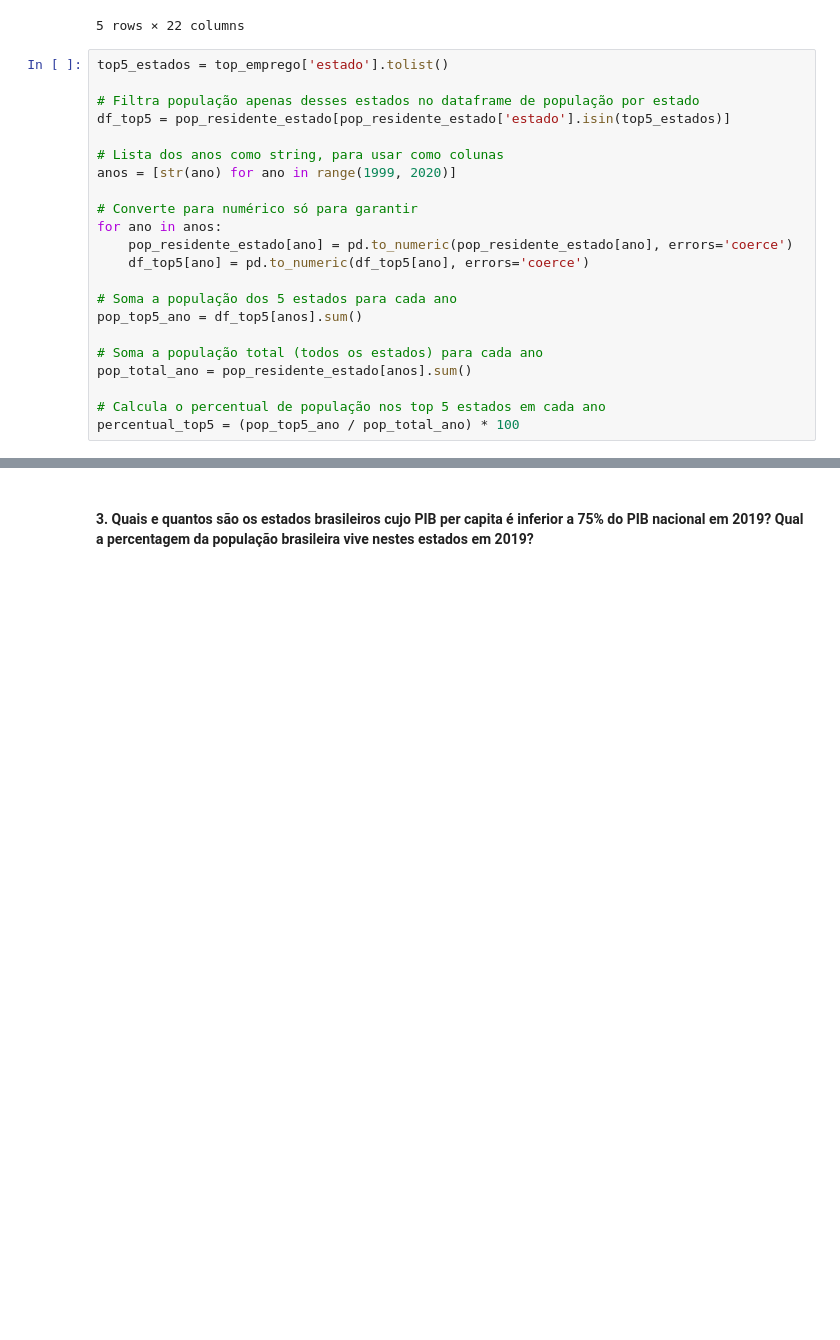
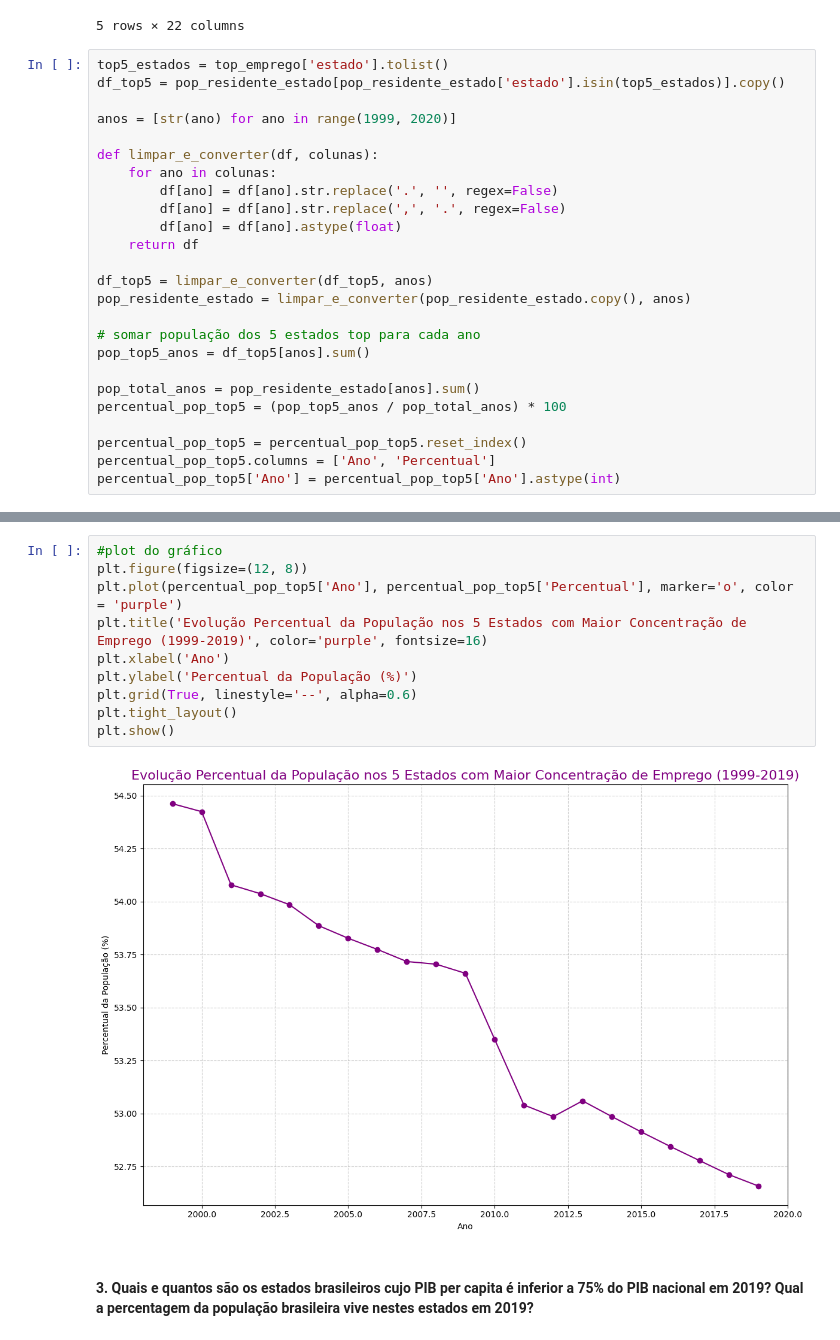
Before and after one commit to meduardajustino/Estudos-Python, a Jupyter notebook: Análise de Dados/Estudo dirigido - Economia regional/Economia Regional - Maria Eduarda Justino.ipynb, the cells around one changed output, grey strips where cells are left out. Cells and saved outputs as stored; diff of their text form; blank space fills up the shorter version.

```diff
--- a/Análise de Dados/Estudo dirigido - Economia regional/Economia Regional - Maria Eduarda Justino.ipynb
+++ b/Análise de Dados/Estudo dirigido - Economia regional/Economia Regional - Maria Eduarda Justino.ipynb
@@ -159,23 +160,26 @@ pop_residente_estado.head()
 5 rows × 22 columns
 # %%
 top5_estados = top_emprego['estado'].tolist()
+df_top5 = pop_residente_estado[pop_residente_estado['estado'].isin(top5_estados)].copy()
 
-# Filtra população apenas desses estados no dataframe de população por estado
-df_top5 = pop_residente_estado[pop_residente_estado['estado'].isin(top5_estados)]
-
-# Lista dos anos como string, para usar como colunas
 anos = [str(ano) for ano in range(1999, 2020)]
 
-# Converte para numérico só para garantir
-for ano in anos:
-    pop_residente_estado[ano] = pd.to_numeric(pop_residente_estado[ano], errors='coerce')
-    df_top5[ano] = pd.to_numeric(df_top5[ano], errors='coerce')
+def limpar_e_converter(df, colunas):
+    for ano in colunas:
+        df[ano] = df[ano].str.replace('.', '', regex=False)
+        df[ano] = df[ano].str.replace(',', '.', regex=False)
+        df[ano] = df[ano].astype(float)
+    return df
 
-# Soma a população dos 5 estados para cada ano
-pop_top5_ano = df_top5[anos].sum()
+df_top5 = limpar_e_converter(df_top5, anos)
+pop_residente_estado = limpar_e_converter(pop_residente_estado.copy(), anos)
 
-# Soma a população total (todos os estados) para cada ano
-pop_total_ano = pop_residente_estado[anos].sum()
+# somar população dos 5 estados top para cada ano
+pop_top5_anos = df_top5[anos].sum()
 
-# Calcula o percentual de população nos top 5 estados em cada ano
-percentual_top5 = (pop_top5_ano / pop_total_ano) * 100
+pop_total_anos = pop_residente_estado[anos].sum()
+percentual_pop_top5 = (pop_top5_anos / pop_total_anos) * 100
+
+percentual_pop_top5 = percentual_pop_top5.reset_index()
+percentual_pop_top5.columns = ['Ano', 'Percentual']
+percentual_pop_top5['Ano'] = percentual_pop_top5['Ano'].astype(int)
@@ -188,3 +200,15 @@ See the caveats in the documentation: https://pandas.pydata.org/pandas-docs/stab
+# %%
+#plot do gráfico
+plt.figure(figsize=(12, 8))
+plt.plot(percentual_pop_top5['Ano'], percentual_pop_top5['Percentual'], marker='o', color = 'purple')
+plt.title('Evolução Percentual da População nos 5 Estados com Maior Concentração de Emprego (1999-2019)', color='purple', fontsize=16)
+plt.xlabel('Ano')
+plt.ylabel('Percentual da População (%)')
+plt.grid(True, linestyle='--', alpha=0.6)
+plt.tight_layout()
+plt.show()
+# %% [output]
+[figure, added]
 # %% [markdown]
 
 #### 3. Quais e quantos são os estados brasileiros cujo PIB per capita é inferior a 75% do PIB nacional em 2019? Qual a percentagem da população brasileira vive nestes estados em 2019?
```
Also changed, not shown: parts of 23 cells of this notebook, 1 other file.
